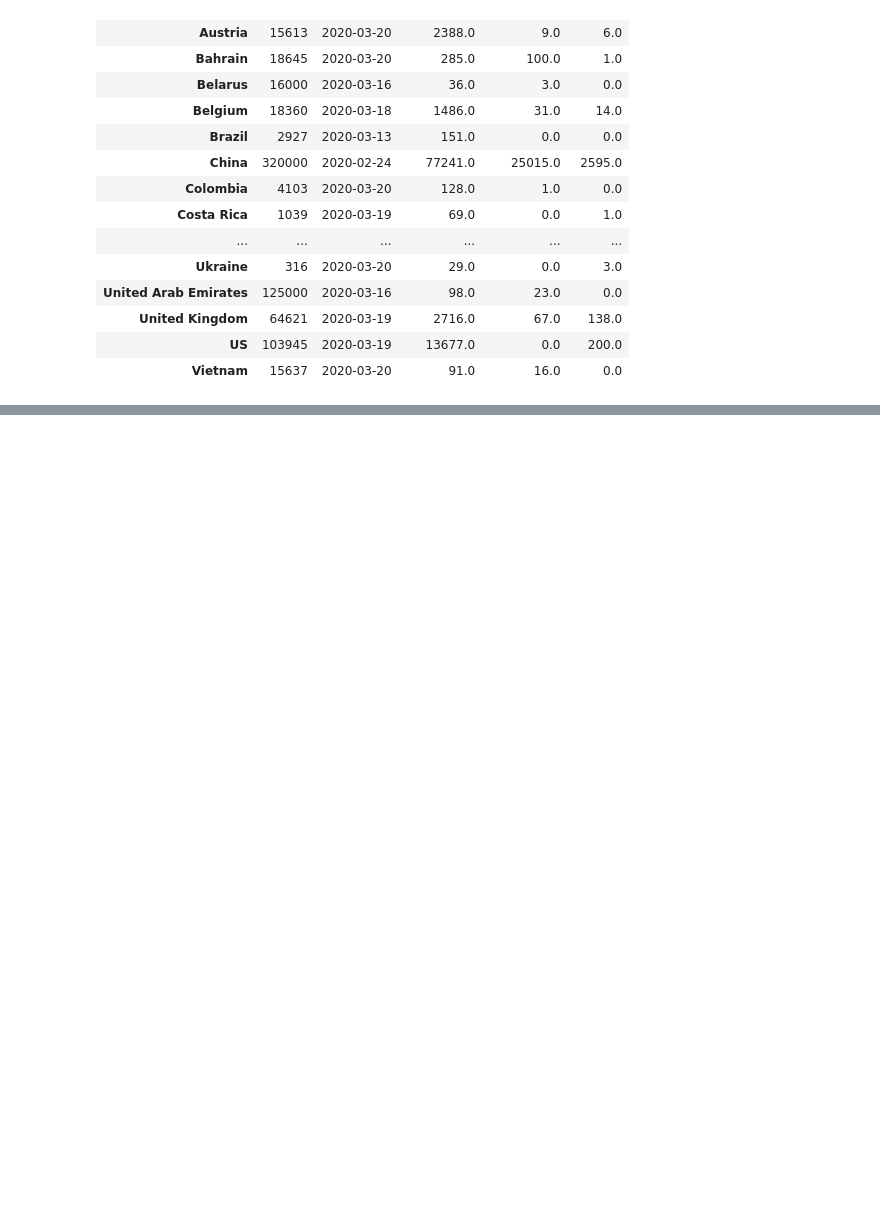
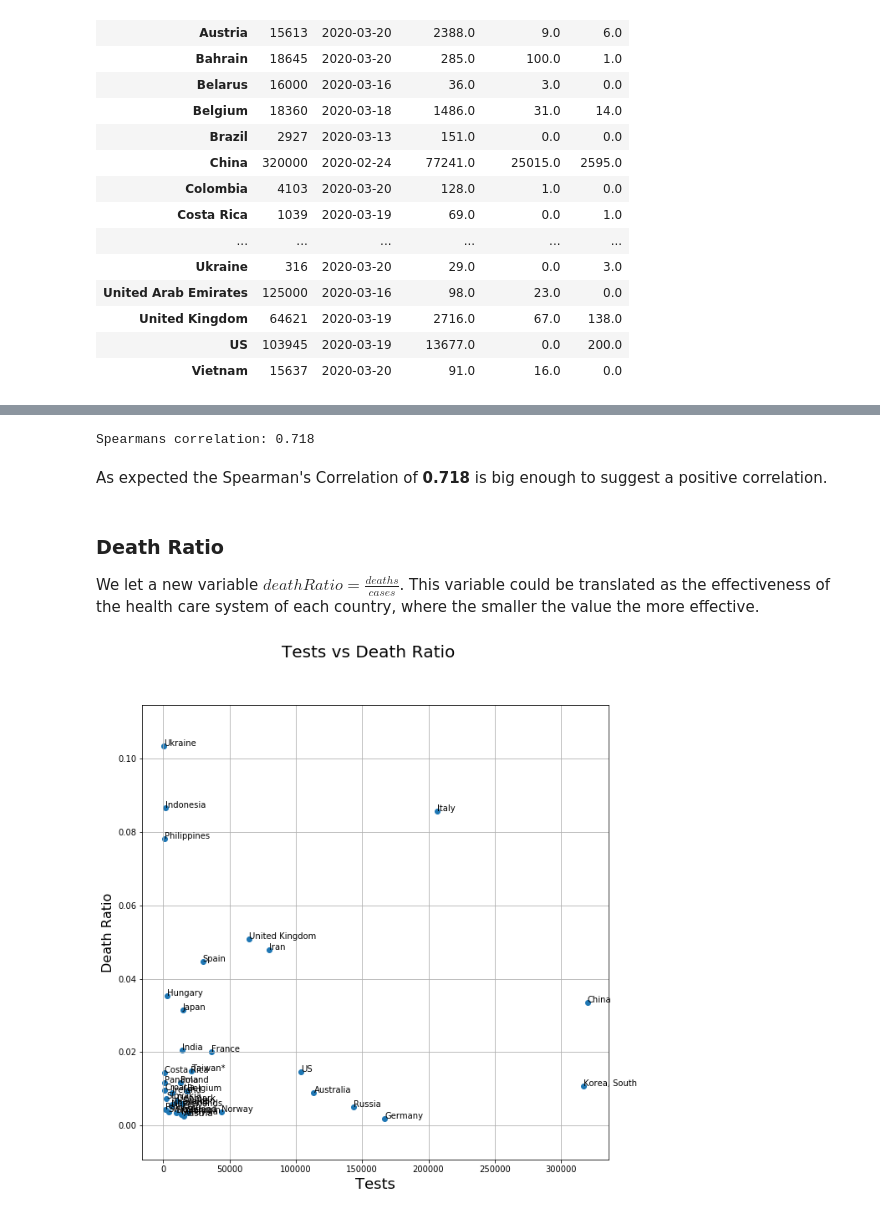
Before and after one commit to MikeXydas/Data-Bites, a Jupyter notebook: Covid19_Testing_Importance.ipynb, the cells around one changed output, grey strips where cells are left out. Saved outputs shown, nothing was run; the diff lists cells and outputs as text; code cells hidden in the pictures; blank space fills up the shorter version.

```diff
--- a/Covid19_Testing_Importance.ipynb
+++ b/Covid19_Testing_Importance.ipynb
@@ -168,0 +209,37 @@ testing_df.to_csv(path_or_buf='datasets/covid_testing_importance.csv')
+# %%
+# Calculate the correaltion value
+corr_cases, _ = spearmanr(testing_df.Tests, testing_df.Confirmed)
+print('Spearmans correlation: %.3f' % corr_cases)
+# %% [output]
+Spearmans correlation: 0.718
+# %% [markdown]
+As expected the Spearman's Correlation of **0.718** is big enough to suggest a positive correlation.
+# %% [markdown]
+### Death Ratio
+
+We let a new variable $deathRatio = \frac{deaths}{cases}$. This variable could be translated as the effectiveness of the health care system of each country, where the smaller the value the more effective.
+# %%
+testing_df['DeathRatio'] = testing_df.Deaths / testing_df.Confirmed
+
+testing_df_death_ratio = testing_df[['Tests', 'DeathRatio']].dropna()
+
+testing_df_death_ratio = testing_df_death_ratio[testing_df_death_ratio['DeathRatio'] != np.Inf]
+testing_df_death_ratio = testing_df_death_ratio[testing_df_death_ratio['DeathRatio'] != 0]
+
+# Plot the cases-axis, tests axis
+fig, ax = plt.subplots()
+fig.set_size_inches(10, 10)
+ax.scatter(testing_df_death_ratio.Tests, testing_df_death_ratio.DeathRatio)
+
+ax.grid(True)
+
+for i, row in enumerate(testing_df_death_ratio.iterrows()):
+    ax.annotate(row[0], (testing_df_death_ratio.Tests[i], testing_df_death_ratio.DeathRatio[i]))
+
+fig.suptitle('Tests vs Death Ratio', fontsize=20)
+plt.xlabel('Tests', fontsize=18)
+plt.ylabel('Death Ratio', fontsize=16)
+
+plt.show()
+# %% [output]
+[figure, added]
```
Also changed, not shown: parts of 6 cells of this notebook, 1 other file.
